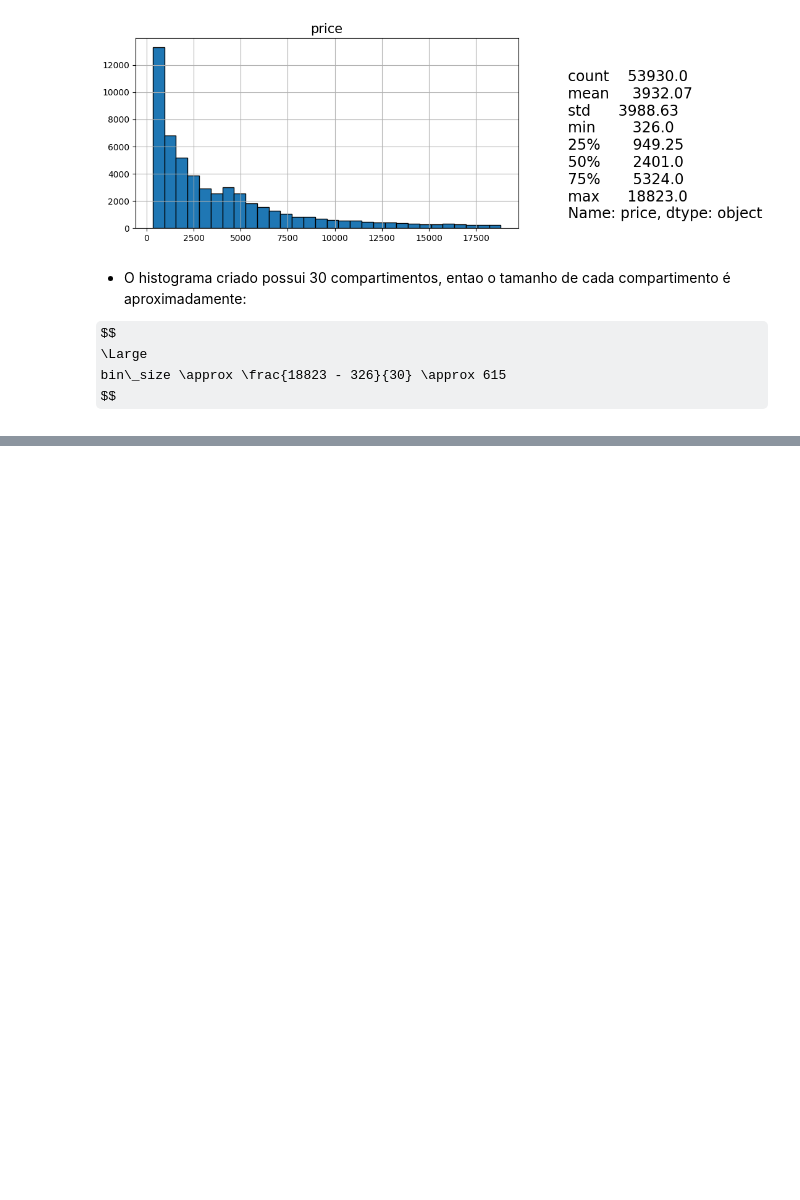
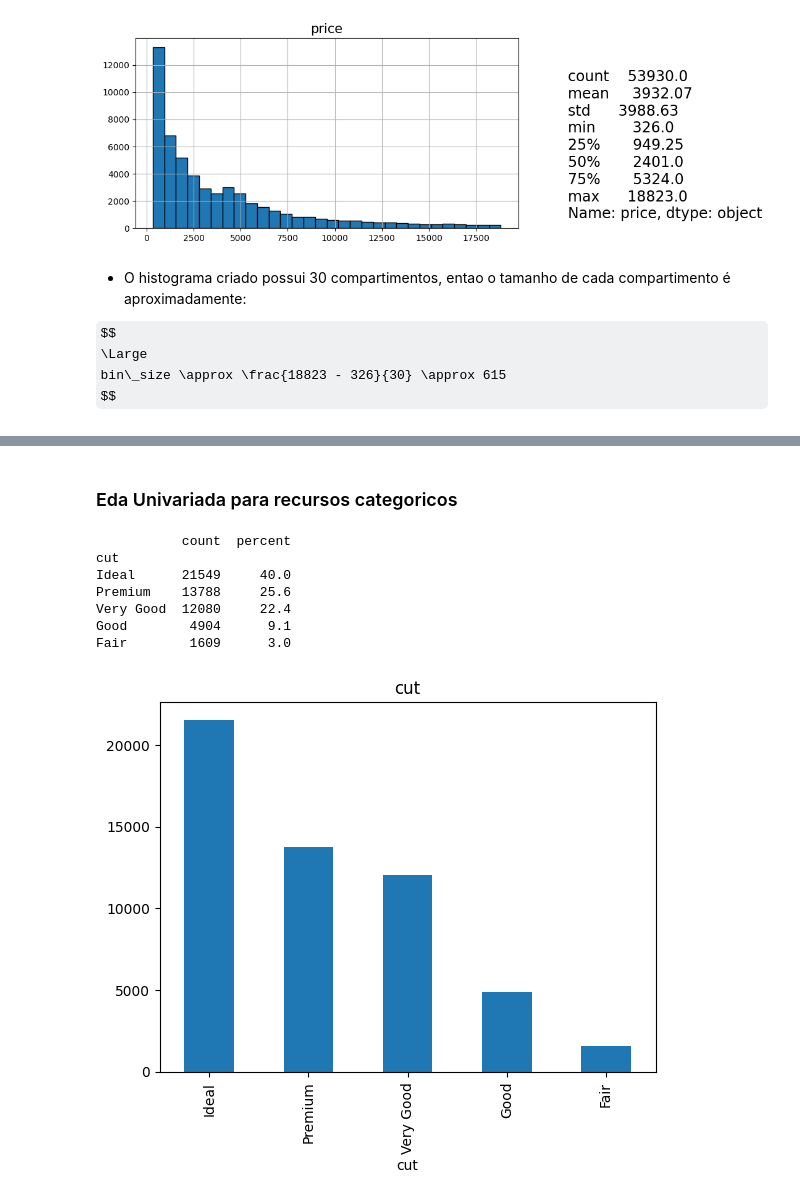
Before and after one commit to JessicaHora/Analise_preditiva_diamond_price, a Jupyter notebook: Notebooks/Eda_diamantes.ipynb, the cells around one changed output, grey strips where cells are left out. Drawn from its saved outputs; the diff is of its cells as text; code cells hidden in the pictures; some formulas as TeX source; blank space fills up the shorter version.

```diff
--- a/Notebooks/Eda_diamantes.ipynb
+++ b/Notebooks/Eda_diamantes.ipynb
@@ -168,0 +189,18 @@ $$
+# %% [markdown]
+### Eda Univariada para recursos categoricos
+# %%
+feature = categorical_features[0]
+count = diamonds[feature].value_counts()
+percent = 100*diamonds[feature].value_counts(normalize=True)
+df = pd.DataFrame({'count':count, 'percent':percent.round(1)})
+print(df)
+count.plot(kind='bar', title=feature);
+# %% [output]
+           count  percent
+cut
+Ideal      21549     40.0
+Premium    13788     25.6
+Very Good  12080     22.4
+Good        4904      9.1
+Fair        1609      3.0
+[figure, added]
```
Also changed, not shown: parts of 21 cells of this notebook.
